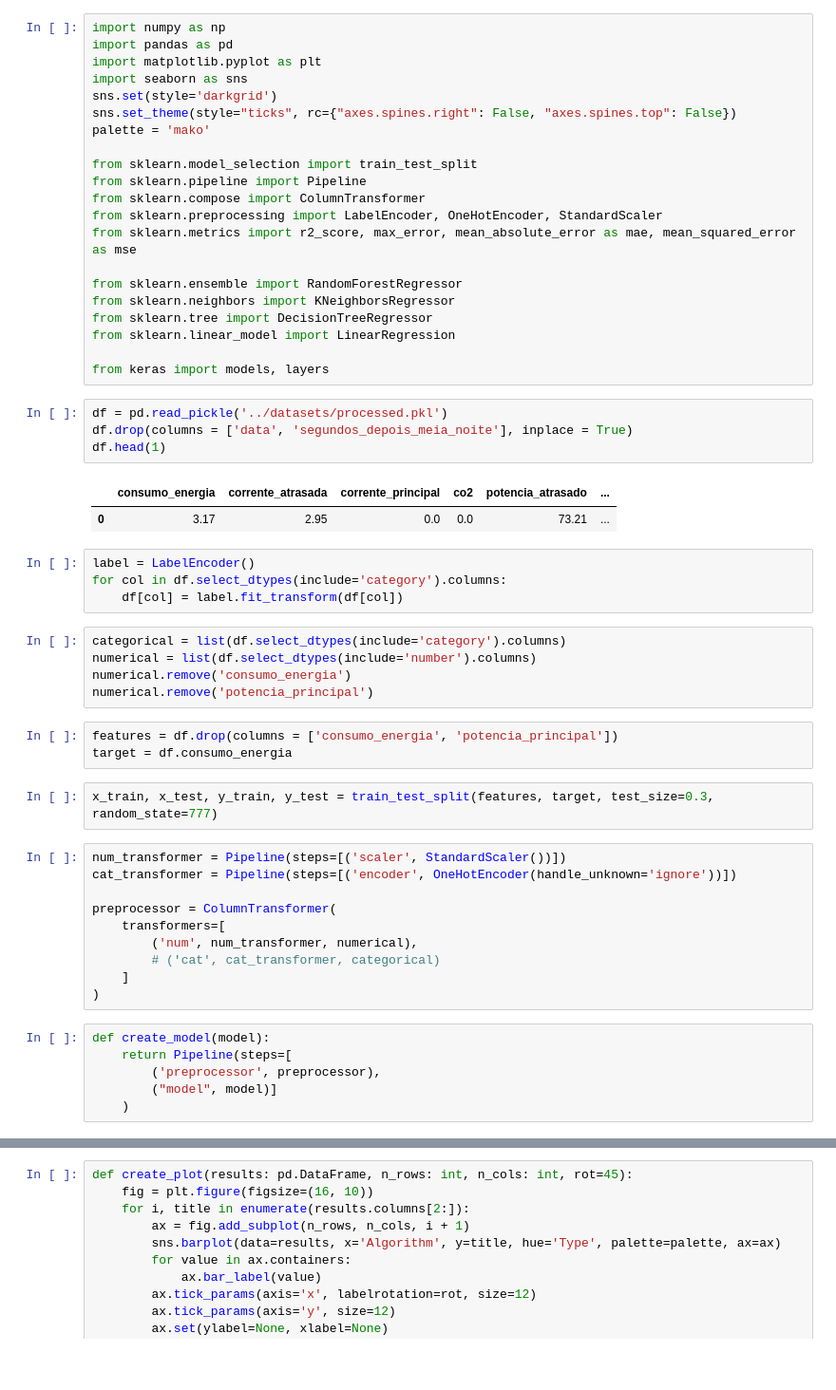
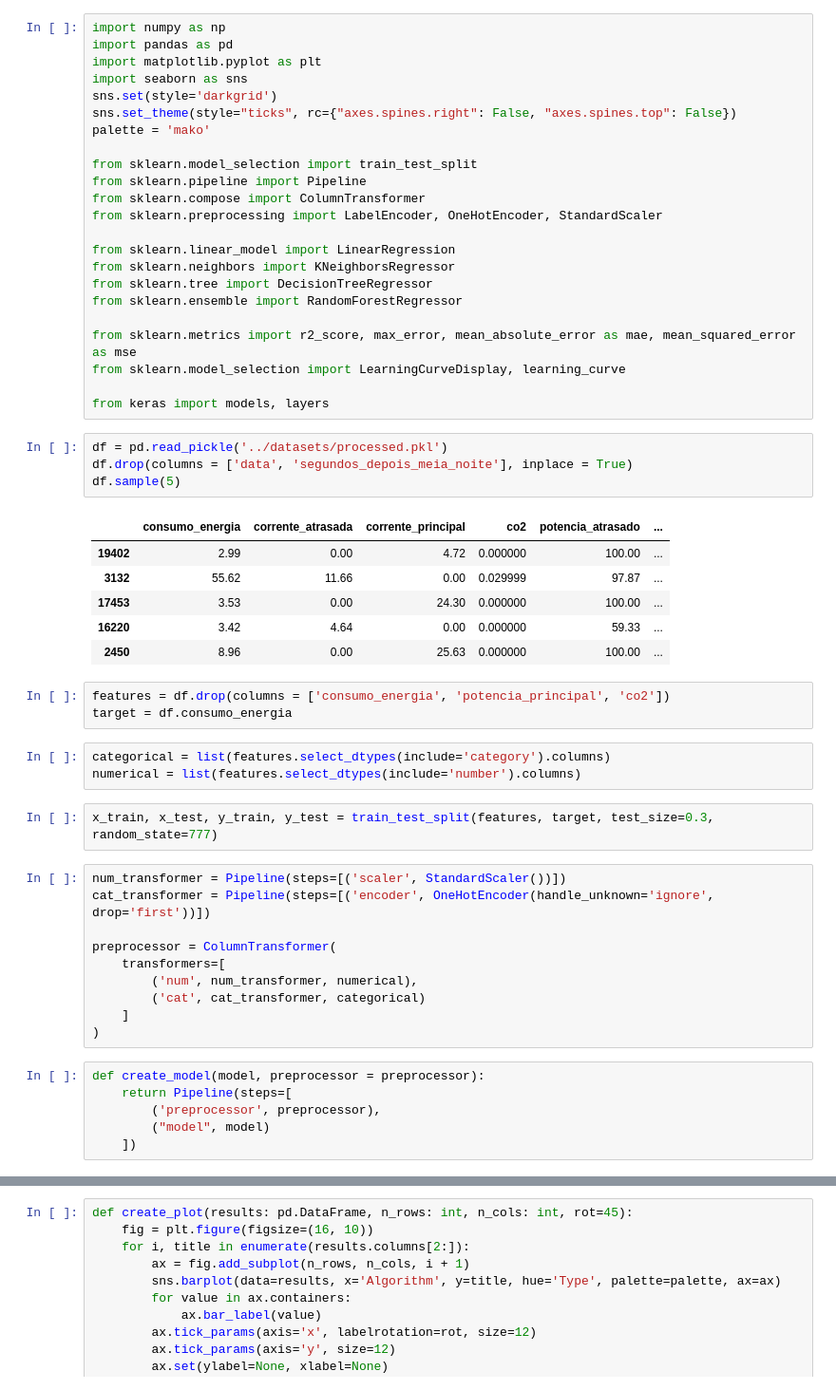
Before and after one commit to MatBrands/Data4All_Business-Case, a Jupyter notebook: main/notebooks/model.ipynb, the cells around one changed output, grey strips where cells are left out. Shown: that part at 95% size. Drawn from its saved outputs; the diff is of its cells as text; blank space fills up the shorter version.

```diff
--- a/main/notebooks/model.ipynb
+++ b/main/notebooks/model.ipynb
@@ -11,51 +11,51 @@ from sklearn.model_selection import train_test_split
 from sklearn.pipeline import Pipeline
 from sklearn.compose import ColumnTransformer
 from sklearn.preprocessing import LabelEncoder, OneHotEncoder, StandardScaler
-from sklearn.metrics import r2_score, max_error, mean_absolute_error as mae, mean_squared_error as mse
 
-from sklearn.ensemble import RandomForestRegressor
+from sklearn.linear_model import LinearRegression
 from sklearn.neighbors import KNeighborsRegressor
 from sklearn.tree import DecisionTreeRegressor
-from sklearn.linear_model import LinearRegression
+from sklearn.ensemble import RandomForestRegressor
+
+from sklearn.metrics import r2_score, max_error, mean_absolute_error as mae, mean_squared_error as mse
+from sklearn.model_selection import LearningCurveDisplay, learning_curve
 
 from keras import models, layers
 # %%
 df = pd.read_pickle('../datasets/processed.pkl')
 df.drop(columns = ['data', 'segundos_depois_meia_noite'], inplace = True)
-df.head(1)
+df.sample(5)
 # %% [output]
 |  | consumo_energia | corrente_atrasada | corrente_principal | co2 | potencia_atrasado | ... |
-| 0 | 3.17 | 2.95 | 0.0 | 0.0 | 73.21 | ... |
+| 19402 | 2.99 | 0.00 | 4.72 | 0.000000 | 100.00 | ... |
+| 3132 | 55.62 | 11.66 | 0.00 | 0.029999 | 97.87 | ... |
+| 17453 | 3.53 | 0.00 | 24.30 | 0.000000 | 100.00 | ... |
+| 16220 | 3.42 | 4.64 | 0.00 | 0.000000 | 59.33 | ... |
+| 2450 | 8.96 | 0.00 | 25.63 | 0.000000 | 100.00 | ... |
-# %%
-label = LabelEncoder()
-for col in df.select_dtypes(include='category').columns:
-    df[col] = label.fit_transform(df[col])
+# %%
+features = df.drop(columns = ['consumo_energia', 'potencia_principal', 'co2'])
+target = df.consumo_energia
 # %%
-categorical = list(df.select_dtypes(include='category').columns)
-numerical = list(df.select_dtypes(include='number').columns)
-numerical.remove('consumo_energia')
-numerical.remove('potencia_principal')
+categorical = list(features.select_dtypes(include='category').columns)
+numerical = list(features.select_dtypes(include='number').columns)
-# %%
-features = df.drop(columns = ['consumo_energia', 'potencia_principal'])
-target = df.consumo_energia
 # %%
 x_train, x_test, y_train, y_test = train_test_split(features, target, test_size=0.3, random_state=777)
 # %%
 num_transformer = Pipeline(steps=[('scaler', StandardScaler())])
-cat_transformer = Pipeline(steps=[('encoder', OneHotEncoder(handle_unknown='ignore'))])
+cat_transformer = Pipeline(steps=[('encoder', OneHotEncoder(handle_unknown='ignore', drop='first'))])
 
 preprocessor = ColumnTransformer(
     transformers=[
         ('num', num_transformer, numerical),
-        # ('cat', cat_transformer, categorical)
+        ('cat', cat_transformer, categorical)
     ]
 )
 # %%
-def create_model(model):
+def create_model(model, preprocessor = preprocessor):
     return Pipeline(steps=[
         ('preprocessor', preprocessor),
-        ("model", model)]
-    )
+        ("model", model)
+    ])
 # %%
 def create_scores(model_list, train_x, train_y, test_x, test_y):
     scores = {
```
Also changed, not shown: parts of 13 cells of this notebook.
